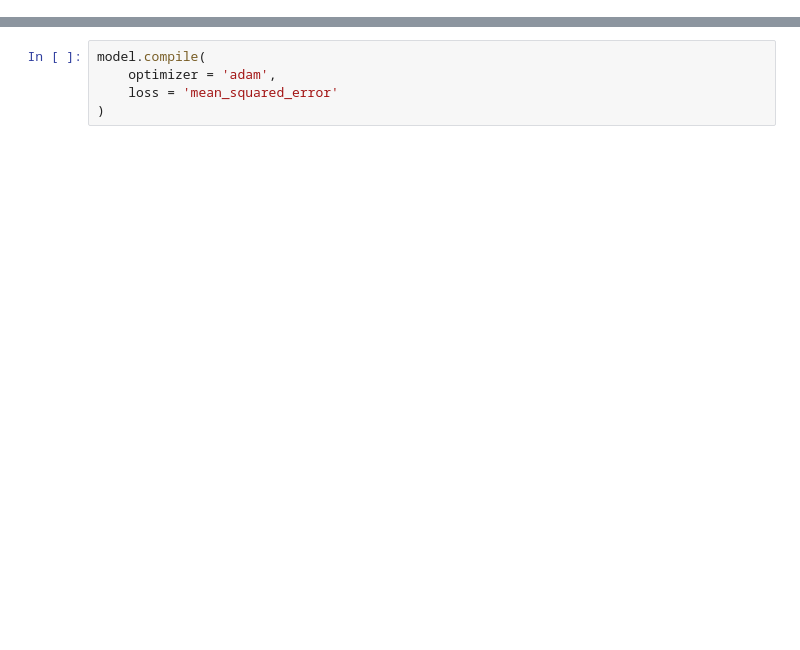
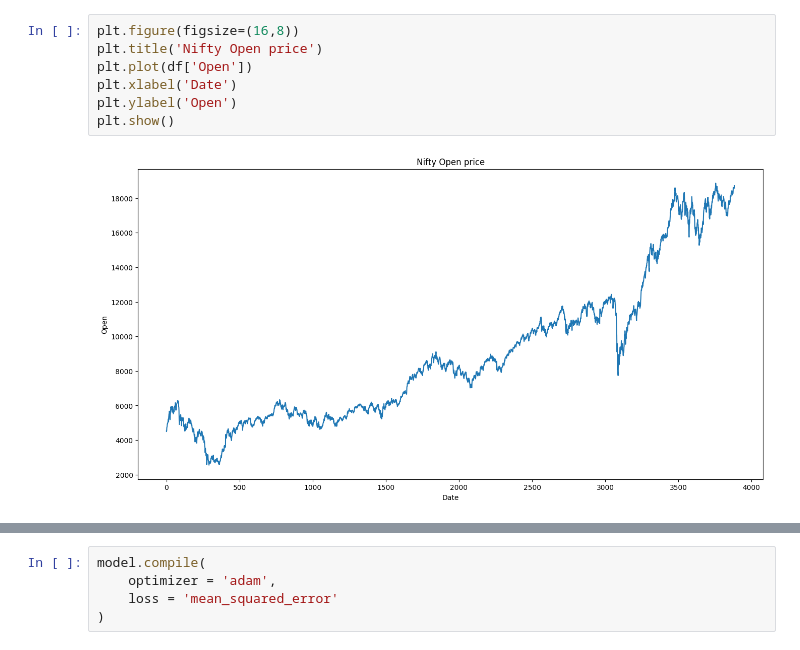
Before and after one commit to Investment-IQ/LSTM-Stock-Prediction-Models, a Jupyter notebook: Test LSTM/model1.ipynb, the cells around one changed output, grey strips where cells are left out. Drawn from its saved outputs; the diff is of its cells as text; blank space fills up the shorter version.

```diff
--- a/Test LSTM/model1.ipynb
+++ b/Test LSTM/model1.ipynb
@@ -32 +57,10 @@ df.shape
+# %%
+plt.figure(figsize=(16,8))
+plt.title('Nifty Open price')
+plt.plot(df['Open'])
+plt.xlabel('Date')
+plt.ylabel('Open')
+plt.show()
+# %% [output]
+[figure, added]
 # %%
```
Also changed, not shown: parts of 29 cells of this notebook.
